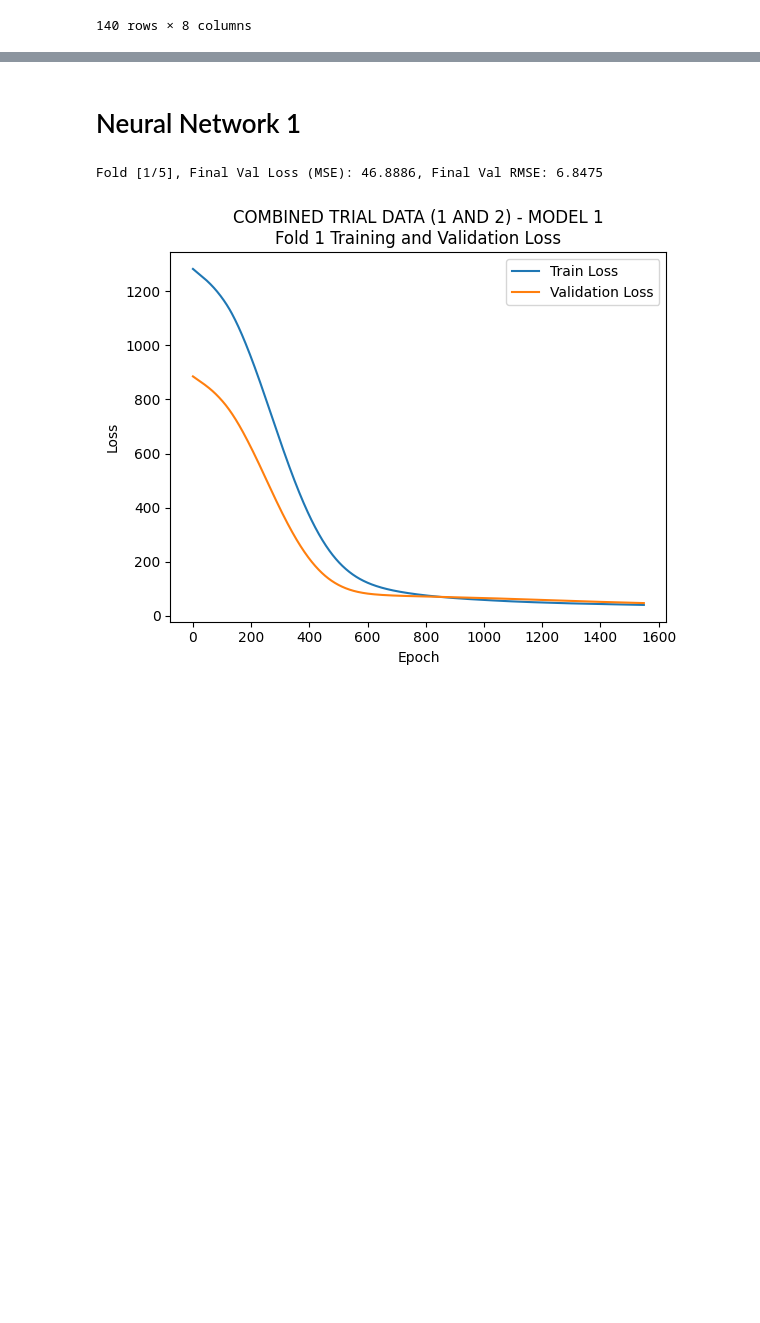
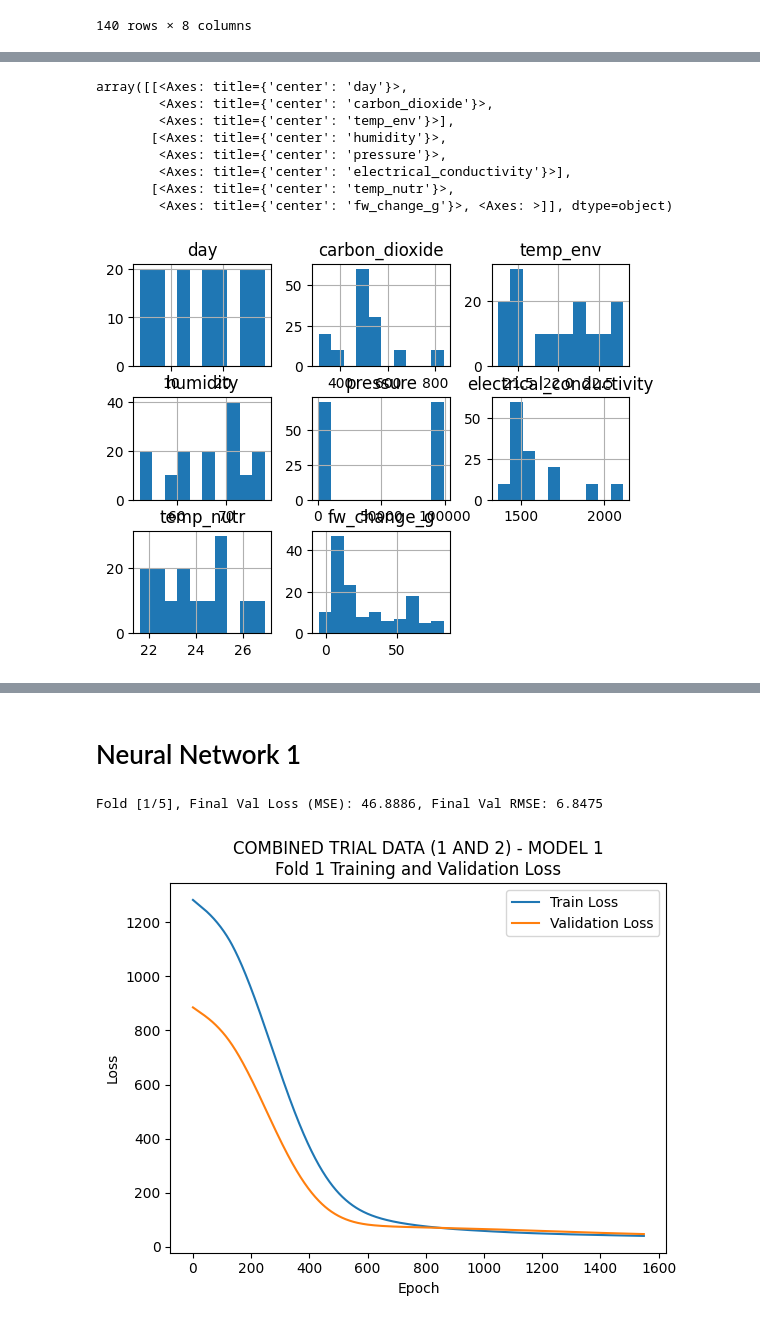
Before and after one commit to GerardoG2/plant-health-status, a Jupyter notebook: Notebooks/NeuralNetwork_tboth.ipynb, the cells around one changed output, grey strips where cells are left out. Drawn from its saved outputs; the diff is of its cells as text; code cells hidden in the pictures; blank space fills up the shorter version.

```diff
--- a/Notebooks/NeuralNetwork_tboth.ipynb
+++ b/Notebooks/NeuralNetwork_tboth.ipynb
@@ -48,0 +88,12 @@ df
+# %%
+df.hist()
+# %% [output]
+array([[<Axes: title={'center': 'day'}>,
+        <Axes: title={'center': 'carbon_dioxide'}>,
+        <Axes: title={'center': 'temp_env'}>],
+       [<Axes: title={'center': 'humidity'}>,
+        <Axes: title={'center': 'pressure'}>,
+        <Axes: title={'center': 'electrical_conductivity'}>],
+       [<Axes: title={'center': 'temp_nutr'}>,
+        <Axes: title={'center': 'fw_change_g'}>, <Axes: >]], dtype=object)
+[figure, added]
```
Also changed, not shown: parts of 8 cells of this notebook, 3 other files.
